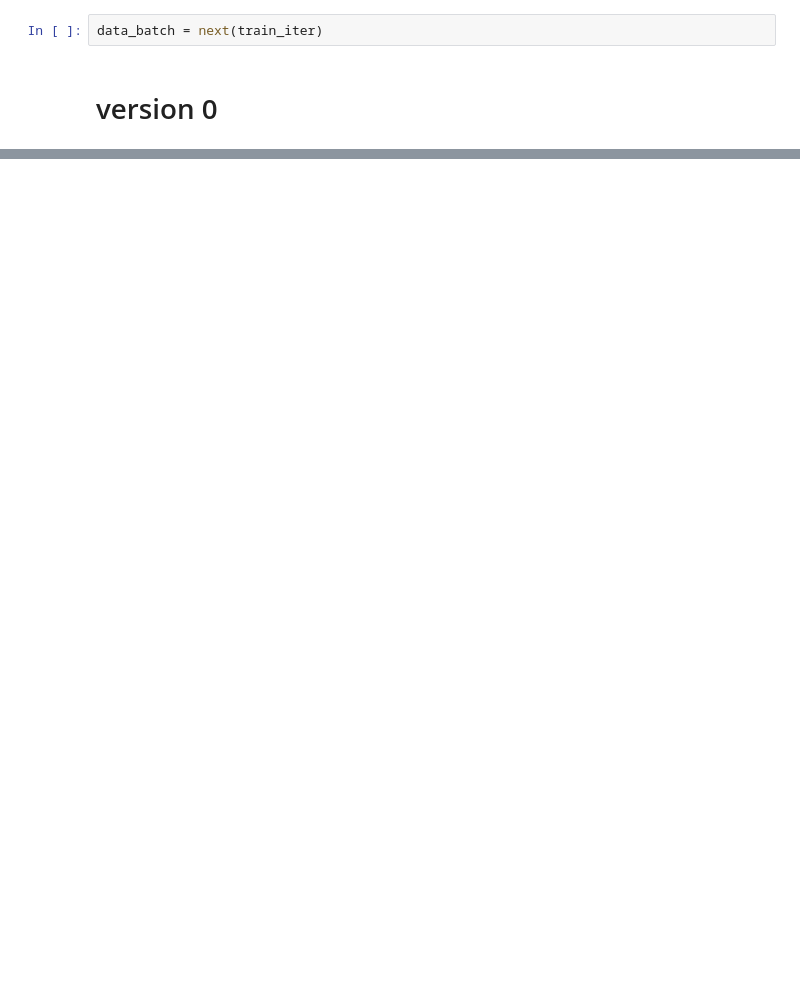
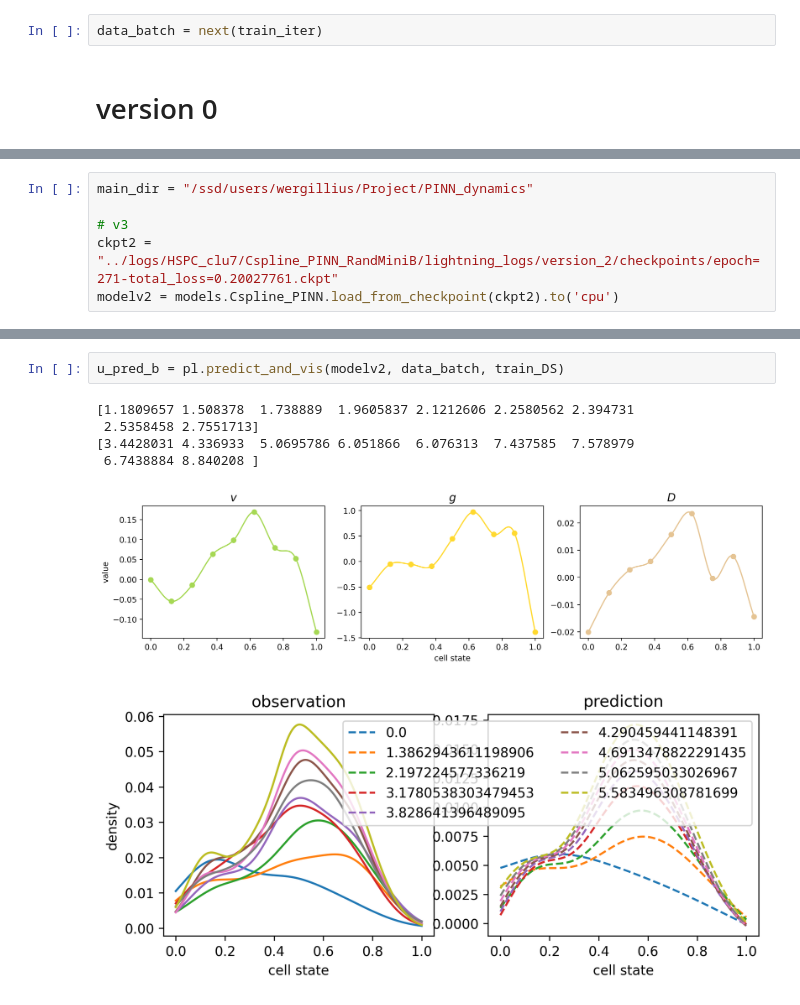
Before and after one commit to oZwZo/PINN_dynamics, a Jupyter notebook: HSPC_clu7/evaluate_clu7.ipynb, the cells around one changed output, grey strips where cells are left out. Saved outputs shown, nothing was run; the diff lists cells and outputs as text; blank space fills up the shorter version.

```diff
--- a/HSPC_clu7/evaluate_clu7.ipynb
+++ b/HSPC_clu7/evaluate_clu7.ipynb
@@ -45,0 +97,6 @@ modelv0 = models.Cspline_PINN.load_from_checkpoint(ckpt0)
+# %%
+main_dir = "/ssd/users/wergillius/Project/PINN_dynamics"
+
+# v3
+ckpt2 = "../logs/HSPC_clu7/Cspline_PINN_RandMiniB/lightning_logs/version_2/checkpoints/epoch=271-total_loss=0.20027761.ckpt"
+modelv2 = models.Cspline_PINN.load_from_checkpoint(ckpt2).to('cpu')
@@ -45,0 +105,9 @@ modelv0 = models.Cspline_PINN.load_from_checkpoint(ckpt0)
+# %%
+u_pred_b = pl.predict_and_vis(modelv2, data_batch, train_DS)
+# %% [output]
+[1.1809657 1.508378  1.738889  1.9605837 2.1212606 2.2580562 2.394731
+ 2.5358458 2.7551713]
+[3.4428031 4.336933  5.0695786 6.051866  6.076313  7.437585  7.578979
+ 6.7438884 8.840208 ]
+[figure, added]
+[figure, added]
```
Also changed, not shown: parts of 18 cells of this notebook, 5 other files.
